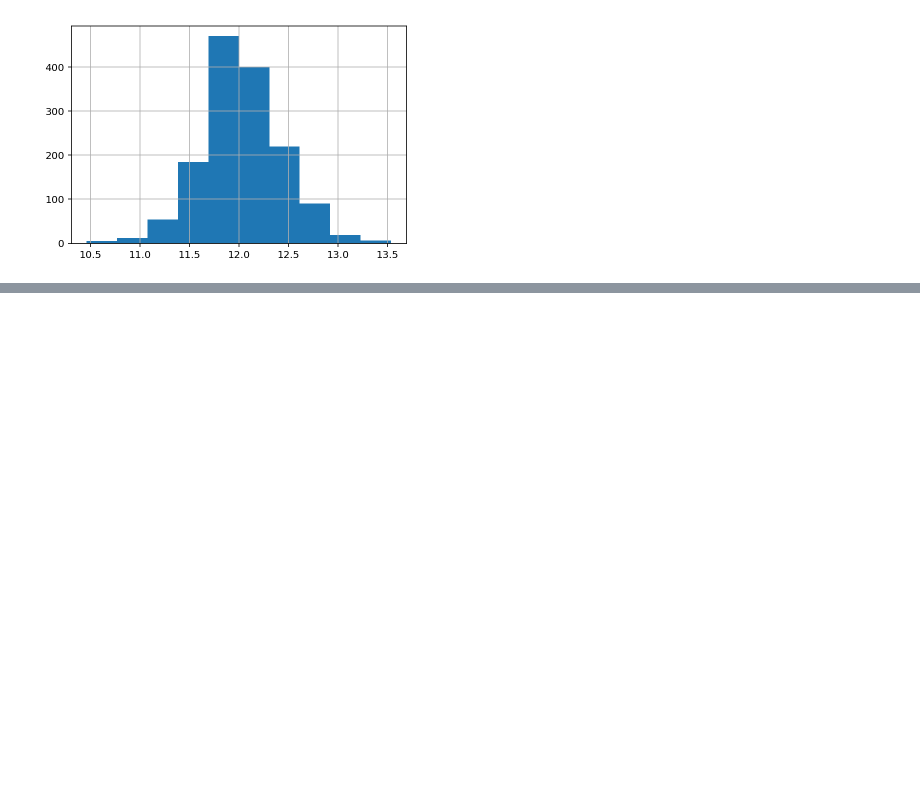
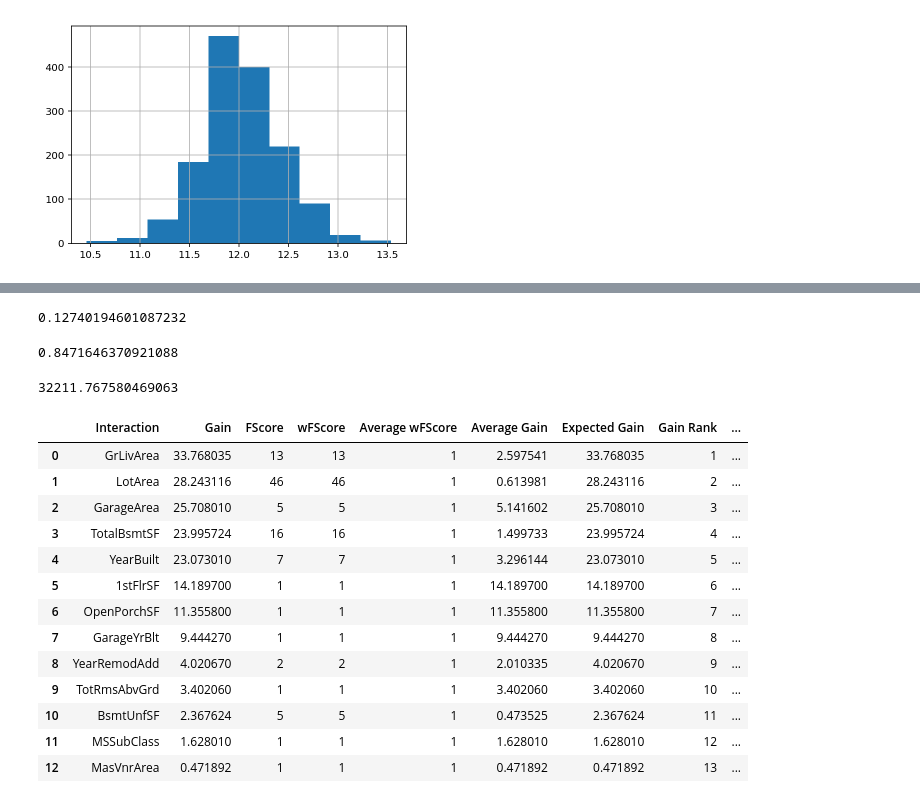
Before and after one commit to ser-serege/Homework, a Jupyter notebook: XG.ipynb, the cells around one changed output, grey strips where cells are left out. Saved outputs shown, nothing was run; the diff lists cells and outputs as text; code cells hidden in the pictures; blank space fills up the shorter version.

```diff
--- a/XG.ipynb
+++ b/XG.ipynb
@@ -992,0 +902,19 @@ KeyError: 'MSZoning'
+# %%
+from sklearn.ensemble import GradientBoostingRegressor
+GBoost = GradientBoostingRegressor()
+GBoost.fit(X_train, Y_train)
+predict_cv = GBoost.predict(X_test)
+acc=rmsle(Y_test, predict_cv)
+print(acc)
+# %% [output]
+0.12740194601087232
+# %%
+GBoost.score(X_test, Y_test)
+# %% [output]
+0.8471646370921088
+# %%
+y_pred_clf_GBoost= GBoost.predict(X_test)
+rms_clf_GBoost = sqrt(mean_squared_error(Y_test, y_pred_clf_GBoost))
+rms_clf_GBoost
+# %% [output]
+32211.767580469063
@@ -992,0 +924,17 @@ KeyError: 'MSZoning'
+# %%
+pd.read_excel('xgbfi_report.xlsx', sheetname=0)
+# %% [output]
+|  | Interaction | Gain | FScore | wFScore | Average wFScore | Average Gain | Expected Gain | Gain Rank | ... |
+| 0 | GrLivArea | 33.768035 | 13 | 13 | 1 | 2.597541 | 33.768035 | 1 | ... |
+| 1 | LotArea | 28.243116 | 46 | 46 | 1 | 0.613981 | 28.243116 | 2 | ... |
+| 2 | GarageArea | 25.708010 | 5 | 5 | 1 | 5.141602 | 25.708010 | 3 | ... |
+| 3 | TotalBsmtSF | 23.995724 | 16 | 16 | 1 | 1.499733 | 23.995724 | 4 | ... |
+| 4 | YearBuilt | 23.073010 | 7 | 7 | 1 | 3.296144 | 23.073010 | 5 | ... |
+| 5 | 1stFlrSF | 14.189700 | 1 | 1 | 1 | 14.189700 | 14.189700 | 6 | ... |
+| 6 | OpenPorchSF | 11.355800 | 1 | 1 | 1 | 11.355800 | 11.355800 | 7 | ... |
+| 7 | GarageYrBlt | 9.444270 | 1 | 1 | 1 | 9.444270 | 9.444270 | 8 | ... |
+| 8 | YearRemodAdd | 4.020670 | 2 | 2 | 1 | 2.010335 | 4.020670 | 9 | ... |
+| 9 | TotRmsAbvGrd | 3.402060 | 1 | 1 | 1 | 3.402060 | 3.402060 | 10 | ... |
+| 10 | BsmtUnfSF | 2.367624 | 5 | 5 | 1 | 0.473525 | 2.367624 | 11 | ... |
+| 11 | MSSubClass | 1.628010 | 1 | 1 | 1 | 1.628010 | 1.628010 | 12 | ... |
+| 12 | MasVnrArea | 0.471892 | 1 | 1 | 1 | 0.471892 | 0.471892 | 13 | ... |
```
Also changed, not shown: parts of 206 cells of this notebook.
